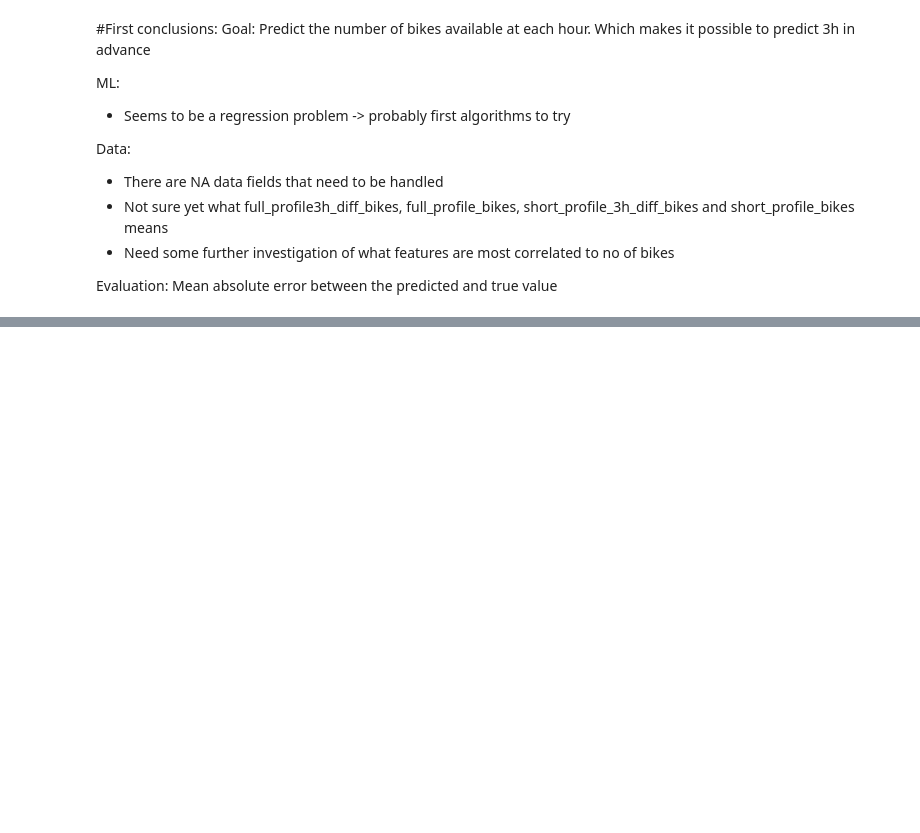
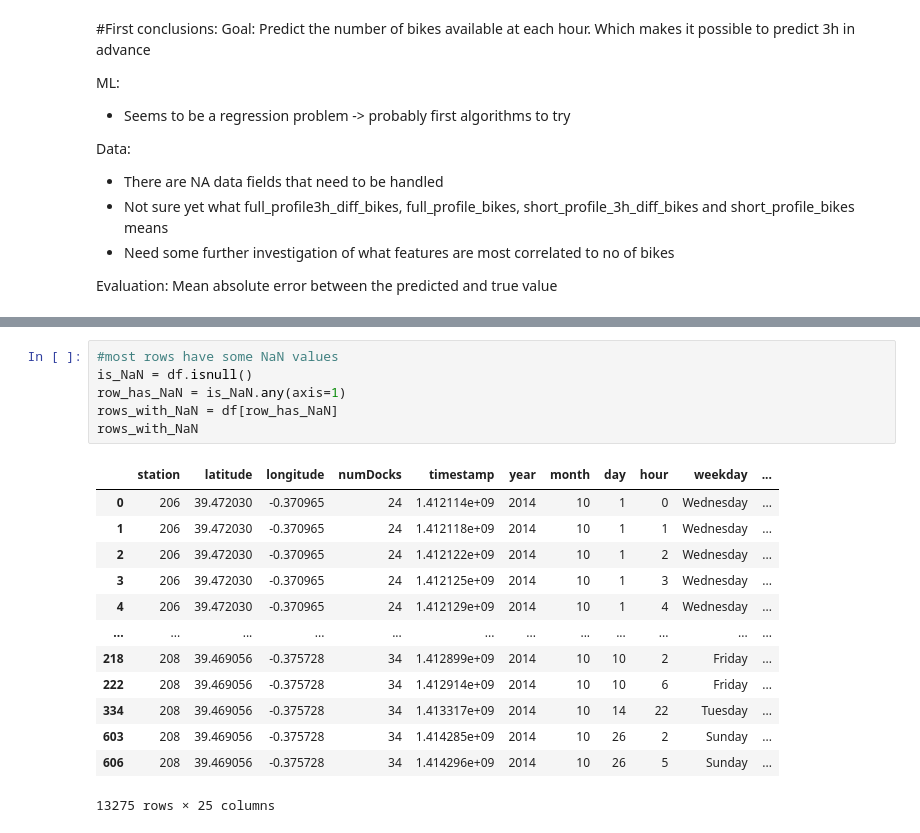
Before and after one commit to isabelladegen/mlp-2021, a Jupyter notebook: notebooks/ExperimentWithPerStationData.ipynb, the cells around one changed output, grey strips where cells are left out. Cells and saved outputs as stored; diff of their text form; blank space fills up the shorter version.

```diff
--- a/notebooks/ExperimentWithPerStationData.ipynb
+++ b/notebooks/ExperimentWithPerStationData.ipynb
@@ -244,0 +307,20 @@ Mean absolute error between the predicted and true value
+# %%
+#most rows have some NaN values
+is_NaN = df.isnull()
+row_has_NaN = is_NaN.any(axis=1)
+rows_with_NaN = df[row_has_NaN]
+rows_with_NaN
+# %% [output]
+|  | station | latitude | longitude | numDocks | timestamp | year | month | day | hour | weekday | ... |
+| 0 | 206 | 39.472030 | -0.370965 | 24 | 1.412114e+09 | 2014 | 10 | 1 | 0 | Wednesday | ... |
+| 1 | 206 | 39.472030 | -0.370965 | 24 | 1.412118e+09 | 2014 | 10 | 1 | 1 | Wednesday | ... |
+| 2 | 206 | 39.472030 | -0.370965 | 24 | 1.412122e+09 | 2014 | 10 | 1 | 2 | Wednesday | ... |
+| 3 | 206 | 39.472030 | -0.370965 | 24 | 1.412125e+09 | 2014 | 10 | 1 | 3 | Wednesday | ... |
+| 4 | 206 | 39.472030 | -0.370965 | 24 | 1.412129e+09 | 2014 | 10 | 1 | 4 | Wednesday | ... |
+| ... | ... | ... | ... | ... | ... | ... | ... | ... | ... | ... | ... |
+| 218 | 208 | 39.469056 | -0.375728 | 34 | 1.412899e+09 | 2014 | 10 | 10 | 2 | Friday | ... |
+| 222 | 208 | 39.469056 | -0.375728 | 34 | 1.412914e+09 | 2014 | 10 | 10 | 6 | Friday | ... |
+| 334 | 208 | 39.469056 | -0.375728 | 34 | 1.413317e+09 | 2014 | 10 | 14 | 22 | Tuesday | ... |
+| 603 | 208 | 39.469056 | -0.375728 | 34 | 1.414285e+09 | 2014 | 10 | 26 | 2 | Sunday | ... |
+| 606 | 208 | 39.469056 | -0.375728 | 34 | 1.414296e+09 | 2014 | 10 | 26 | 5 | Sunday | ... |
+13275 rows × 25 columns
```
Also changed, not shown: parts of 6 cells of this notebook, 19 other files.
